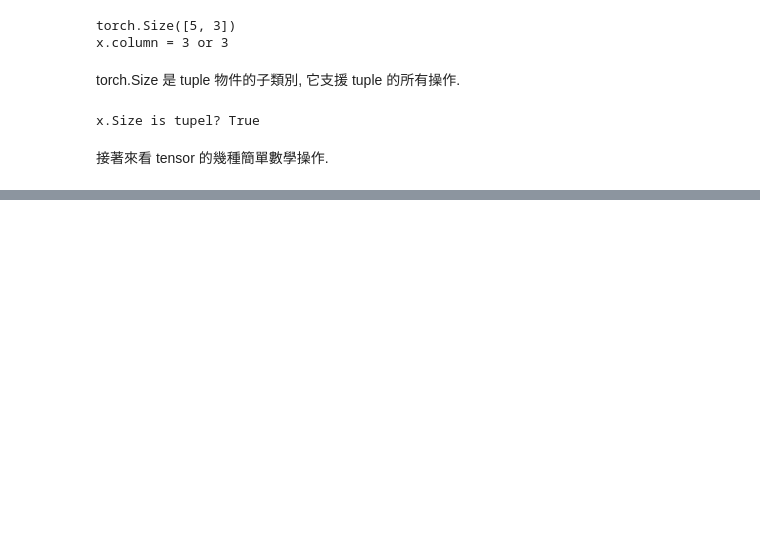
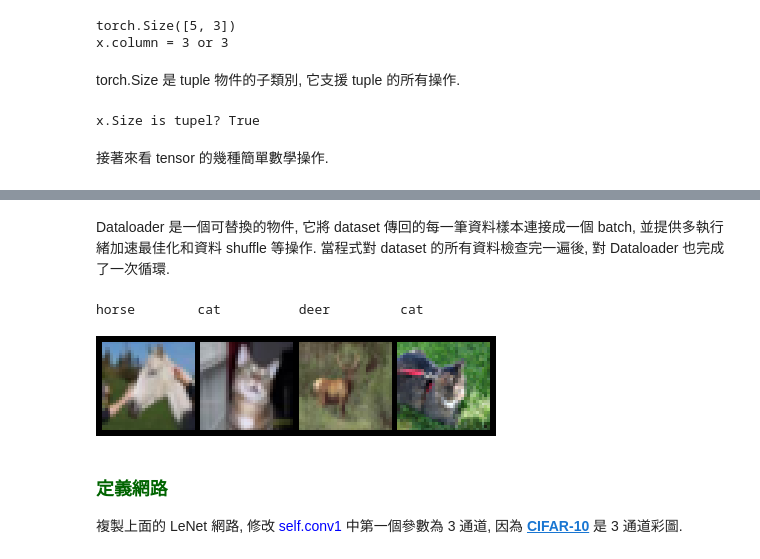
Before and after one commit to johnklee/pytorch_tutorials, a Jupyter notebook: ch02/ch2-2_Introduction.ipynb, the cells around one changed output, grey strips where cells are left out. Cells and saved outputs as stored; diff of their text form; code cells hidden in the pictures; blank space fills up the shorter version.

```diff
--- a/ch02/ch2-2_Introduction.ipynb
+++ b/ch02/ch2-2_Introduction.ipynb
@@ -141,0 +492,13 @@ tensor([[0.5100, 1.0149, 0.5216],
+# %% [markdown]
+Dataloader 是一個可替換的物件, 它將 dataset 傳回的每一筆資料樣本連接成一個 batch, 並提供多執行緒加速最佳化和資料 shuffle 等操作. 當程式對 dataset 的所有資料檢查完一遍後, 對 Dataloader 也完成了一次循環.
+# %%
+dataiter = iter(trainloader)
+images, labels = dataiter.next() # 返回四張圖片及標籤
+print(' '.join(list(map(lambda label: "{:12s}".format(classes[label]), labels))))
+show(tv.utils.make_grid((images+1)/2)).resize((400, 100))
+# %% [output]
+horse        cat          deer         cat
+[figure, added]
+# %% [markdown]
+### <font color='darkgreen'>定義網路</font>
+複製上面的 LeNet 網路, 修改 <font color='blue'>self.conv1</font> 中第一個參數為 3 通道, 因為 <b><a href='https://en.wikipedia.org/wiki/CIFAR-10'>CIFAR-10</a></b> 是 3 通道彩圖.
```
Also changed, not shown: parts of 63 cells of this notebook, 3 other files.
